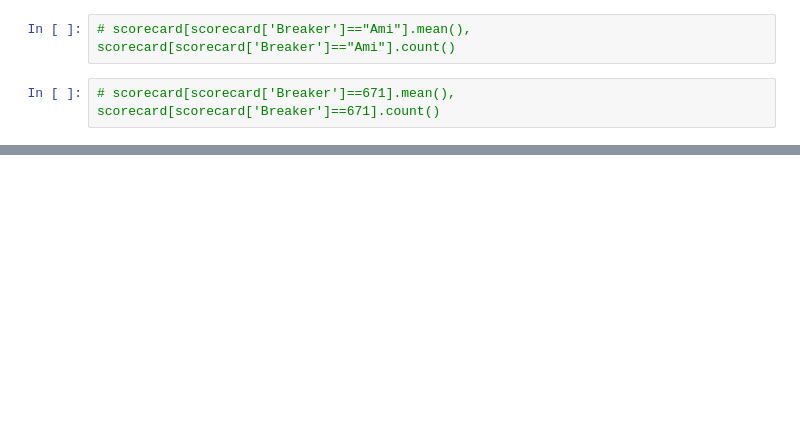
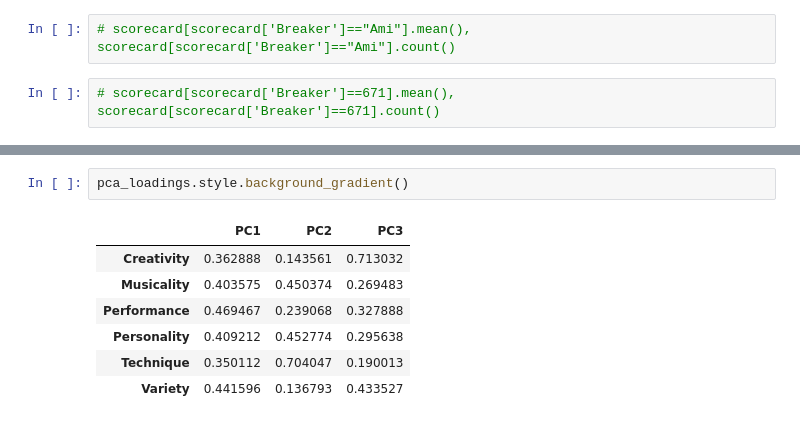
Before and after one commit to smahnke17/capstone, a Jupyter notebook: data_exploration.ipynb, the cells around one changed output, grey strips where cells are left out. Drawn from its saved outputs; the diff is of its cells as text; blank space fills up the shorter version.

```diff
--- a/data_exploration.ipynb
+++ b/data_exploration.ipynb
@@ -185,0 +275,10 @@ scorecard[scorecard['BattleID']==0]
+# %%
+pca_loadings.style.background_gradient()
+# %% [output]
+|  | PC1 | PC2 | PC3 |
+| Creativity | 0.362888 | 0.143561 | 0.713032 |
+| Musicality | 0.403575 | 0.450374 | 0.269483 |
+| Performance | 0.469467 | 0.239068 | 0.327888 |
+| Personality | 0.409212 | 0.452774 | 0.295638 |
+| Technique | 0.350112 | 0.704047 | 0.190013 |
+| Variety | 0.441596 | 0.136793 | 0.433527 |
```
Also changed, not shown: parts of 38 cells of this notebook.
